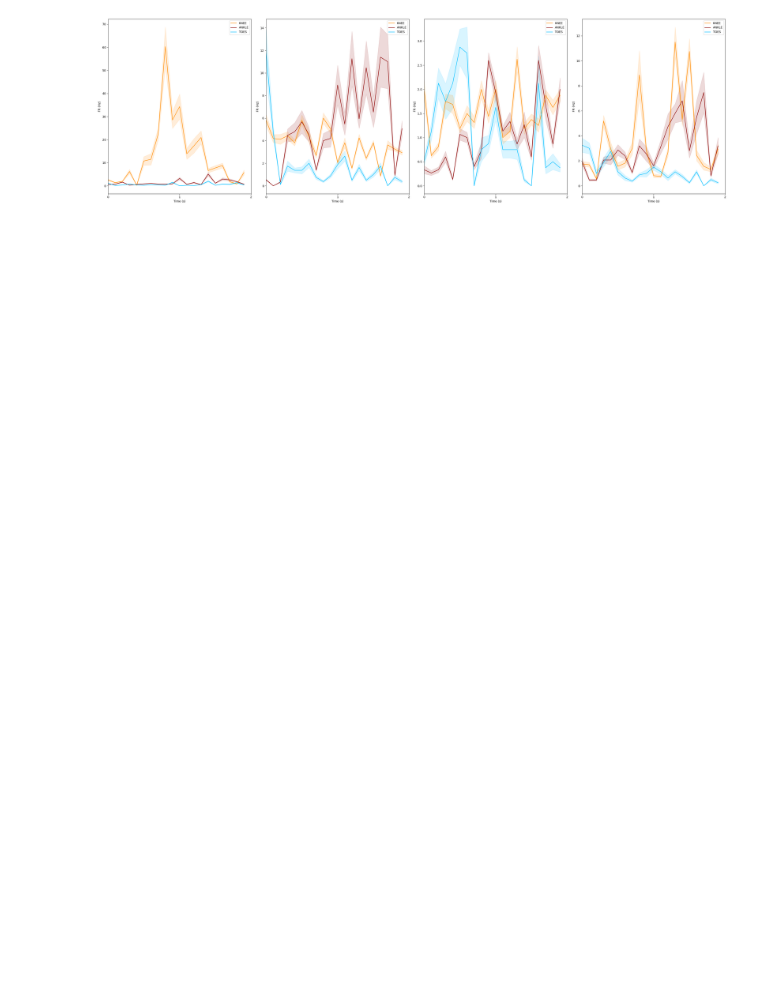
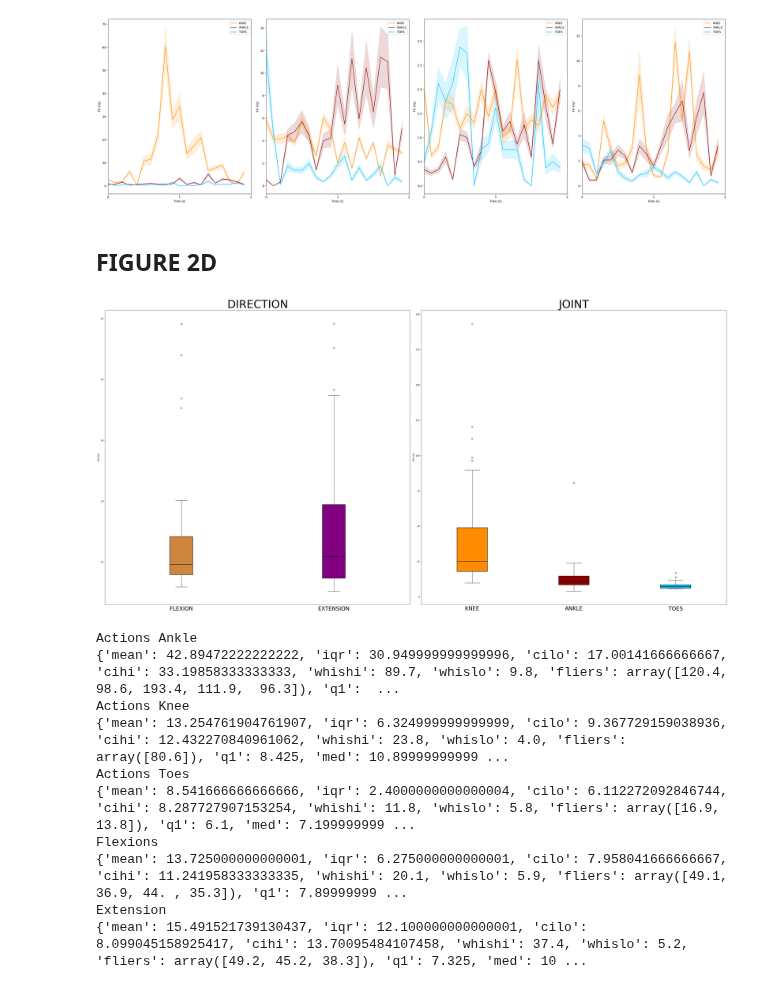
Before and after one commit to rossicecilia/intraneural_phantom_leg, a Jupyter notebook: intraneural_phantom_leg/plots/eng_analysis.ipynb, the cells around one changed output. Saved outputs shown, nothing was run; the diff lists cells and outputs as text; code cells hidden in the pictures; blank space fills up the shorter version.

Commit message:
added function to get infos from the excel + code to plote figure 2D

```diff
--- a/intraneural_phantom_leg/plots/decoding_results.ipynb
+++ b/intraneural_phantom_leg/plots/eng_analysis.ipynb
@@ -146,3 +151,80 @@ plt.tight_layout()
 plt.show()
 # %% [output]
 [figure]
+# %% [markdown]
+## FIGURE 2D
+# %%
+sheet_name = 'Figure 2D-4B-4C-5B-S3-S6B'
+df2 = pd.read_excel(file_path, sheet_name=sheet_name, engine='openpyxl')[0:7]
+# %%
+def extracting_array_from_excel(df, row):
+    results = np.array([el for el in df.iloc[row] if el != np.NaN and el not in ['Ankle', 'Knee', 'Toes','Flexion', 'Extension']])
+    # Remove NaN values
+    return results[~np.isnan(results)]
+# %%
+#Loading data
+averages_peaks_ankle = extracting_array_from_excel(df2, 1)
+averages_peaks_knee = extracting_array_from_excel(df2, 2)
+averages_peaks_toes = extracting_array_from_excel(df2, 3)
+averages_peaks_flexion = extracting_array_from_excel(df2, 5)
+averages_peaks_extension = extracting_array_from_excel(df2, 6)
+# %%
+# FIGURE 2D
+fig, ax = plt.subplots(ncols=2, figsize=(40,20))
+
+distributions_joints = [averages_peaks_knee, averages_peaks_ankle, averages_peaks_toes]
+distributions_direction = [averages_peaks_flexion, averages_peaks_extension]
+
+colors = ['darkorange','darkred','deepskyblue']
+labels = ['KNEE', 'ANKLE', 'TOES']
+
+boxprops = dict(color="black",linewidth=1.5)
+medianprops = dict(color="black",linewidth=1.5)
+bplot = ax[1].boxplot(distributions_joints, patch_artist=True, labels=labels, boxprops=boxprops, medianprops=medianprops)
+for patch, color in zip(bplot['boxes'], colors):
+    patch.set_facecolor(color)
+ax[1].set_title('JOINT', fontsize=50)
+ax[1].set_ylabel('FR (Hz)')
+ax[1].set_xticks([1,2,3], labels=labels, fontsize=25)
+
+
+colors = ['peru', 'purple']
+labels = ['FLEXION', 'EXTENSION']
+boxprops = dict(color="black",linewidth=1.5)
+medianprops = dict(color="black",linewidth=1.5)
+bplot = ax[0].boxplot(distributions_direction, patch_artist=True, boxprops=boxprops, medianprops=medianprops, labels=labels,)
+for patch, color in zip(bplot['boxes'], colors):
+    patch.set_facecolor(color)
+ax[0].set_title('DIRECTION', fontsize=50)
+ax[0].set_ylabel('FR (Hz)')
+ax[0].set_xticks([1,2], labels=labels, fontsize=25)
+
+
+plt.tight_layout()
+plt.show()
+
+stats = boxplot_stats(distributions_joints, whis=1.5, bootstrap=None, labels=None, autorange=False)
+print("Actions Ankle")
+print(stats[0])
+print("Actions Knee")
+print(stats[1])
+print("Actions Toes")
+print(stats[2])
+
+stats = boxplot_stats(distributions_direction, whis=1.5, bootstrap=None, labels=None, autorange=False)
+print("Flexions")
+print(stats[0])
+print("Extension")
+print(stats[1])
+# %% [output]
+[figure, added]
+Actions Ankle
+{'mean': 42.89472222222222, 'iqr': 30.949999999999996, 'cilo': 17.00141666666667, 'cihi': 33.19858333333333, 'whishi': 89.7, 'whislo': 9.8, 'fliers': array([120.4,  98.6, 193.4, 111.9,  96.3]), 'q1':  ...
+Actions Knee
+{'mean': 13.254761904761907, 'iqr': 6.324999999999999, 'cilo': 9.367729159038936, 'cihi': 12.432270840961062, 'whishi': 23.8, 'whislo': 4.0, 'fliers': array([80.6]), 'q1': 8.425, 'med': 10.89999999999 ...
+Actions Toes
+{'mean': 8.541666666666666, 'iqr': 2.4000000000000004, 'cilo': 6.112272092846744, 'cihi': 8.287727907153254, 'whishi': 11.8, 'whislo': 5.8, 'fliers': array([16.9, 13.8]), 'q1': 6.1, 'med': 7.199999999 ...
+Flexions
+{'mean': 13.725000000000001, 'iqr': 6.275000000000001, 'cilo': 7.958041666666667, 'cihi': 11.241958333333335, 'whishi': 20.1, 'whislo': 5.9, 'fliers': array([49.1, 36.9, 44. , 35.3]), 'q1': 7.89999999 ...
+Extension
+{'mean': 15.491521739130437, 'iqr': 12.100000000000001, 'cilo': 8.099045158925417, 'cihi': 13.70095484107458, 'whishi': 37.4, 'whislo': 5.2, 'fliers': array([49.2, 45.2, 38.3]), 'q1': 7.325, 'med': 10 ...
```
Also changed, not shown: parts of 3 cells of this notebook, 3 other files.
